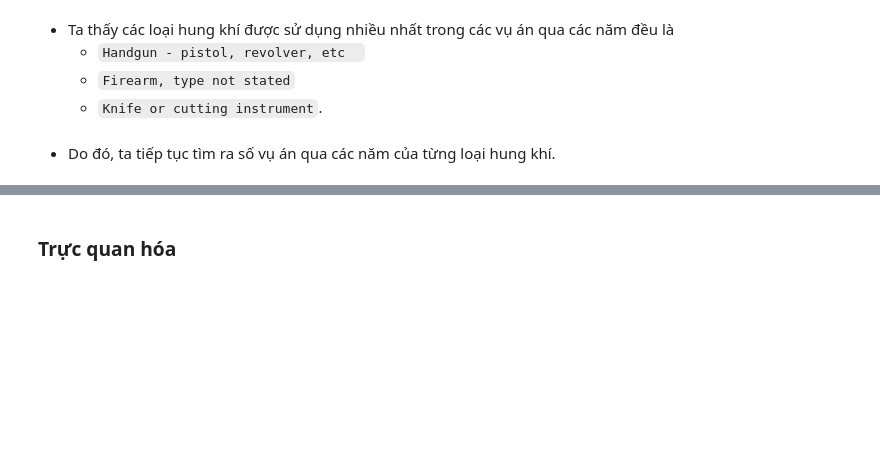
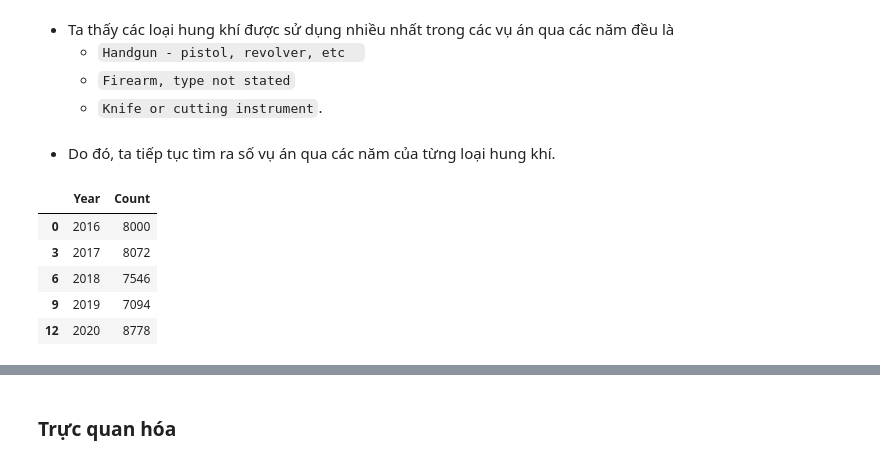
Before and after one commit to SangPhan852/P4DS_Project, a Jupyter notebook: 20127288_20127613.ipynb, the cells around one changed output, grey strips where cells are left out. Saved outputs shown, nothing was run; the diff lists cells and outputs as text; code cells hidden in the pictures; blank space fills up the shorter version.

```diff
--- a/20127288_20127613.ipynb
+++ b/20127288_20127613.ipynb
@@ -407,3 +419,12 @@ top_3_weapon
 handgun = top_3_weapon[top_3_weapon['Weapon'] == 'Handgun - pistol, revolver, etc'].drop('Weapon', axis = 1)
 firearm = top_3_weapon[top_3_weapon['Weapon'] == 'Firearm, type not stated'].drop('Weapon', axis = 1)
 knife = top_3_weapon[top_3_weapon['Weapon'] == 'Knife or cutting instrument'].drop('Weapon', axis = 1)
+# %%
+handgun
+# %% [output]
+|  | Year | Count |
+| 0 | 2016 | 8000 |
+| 3 | 2017 | 8072 |
+| 6 | 2018 | 7546 |
+| 9 | 2019 | 7094 |
+| 12 | 2020 | 8778 |
```
Also changed, not shown: parts of 25 cells of this notebook.
